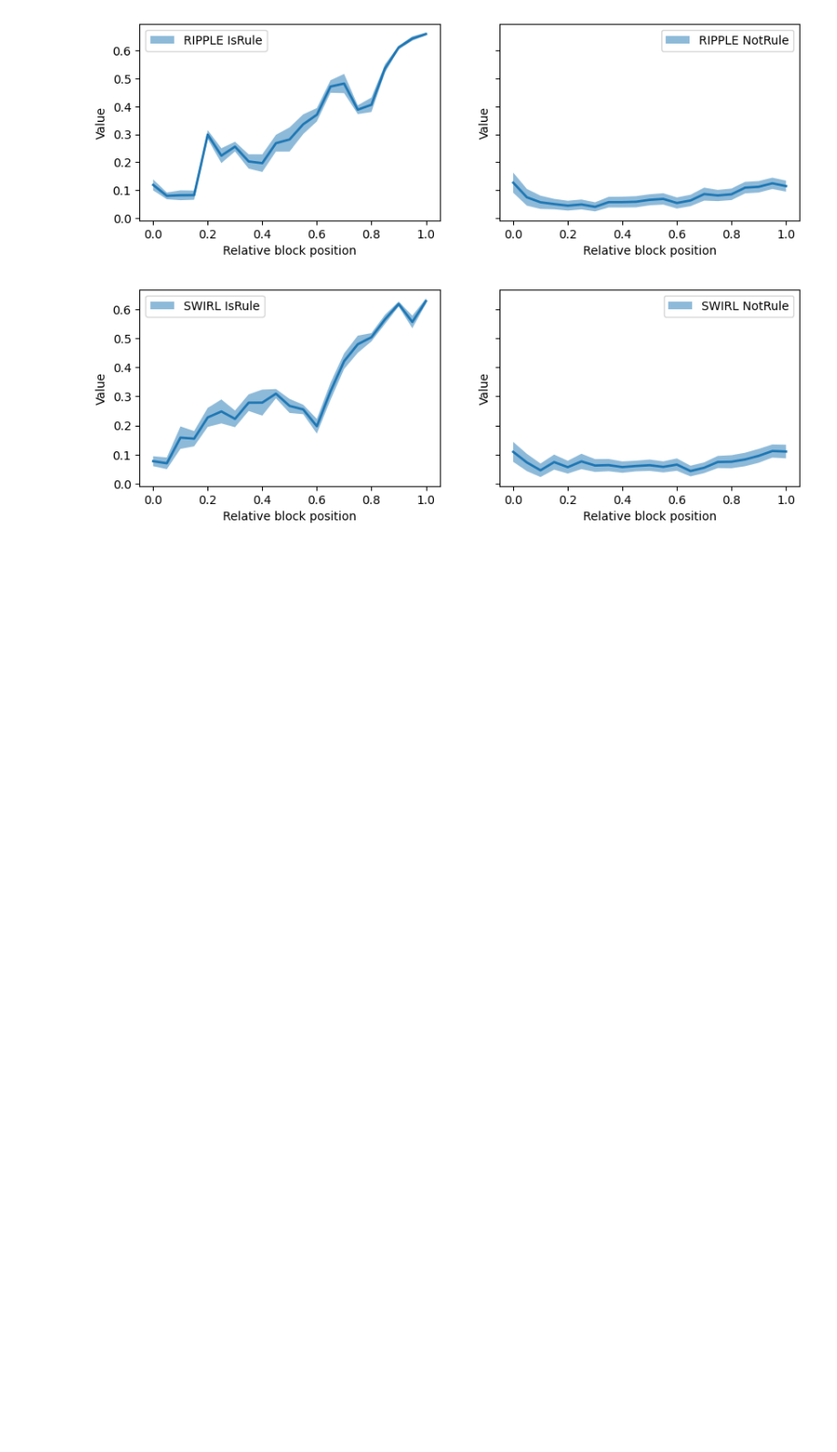
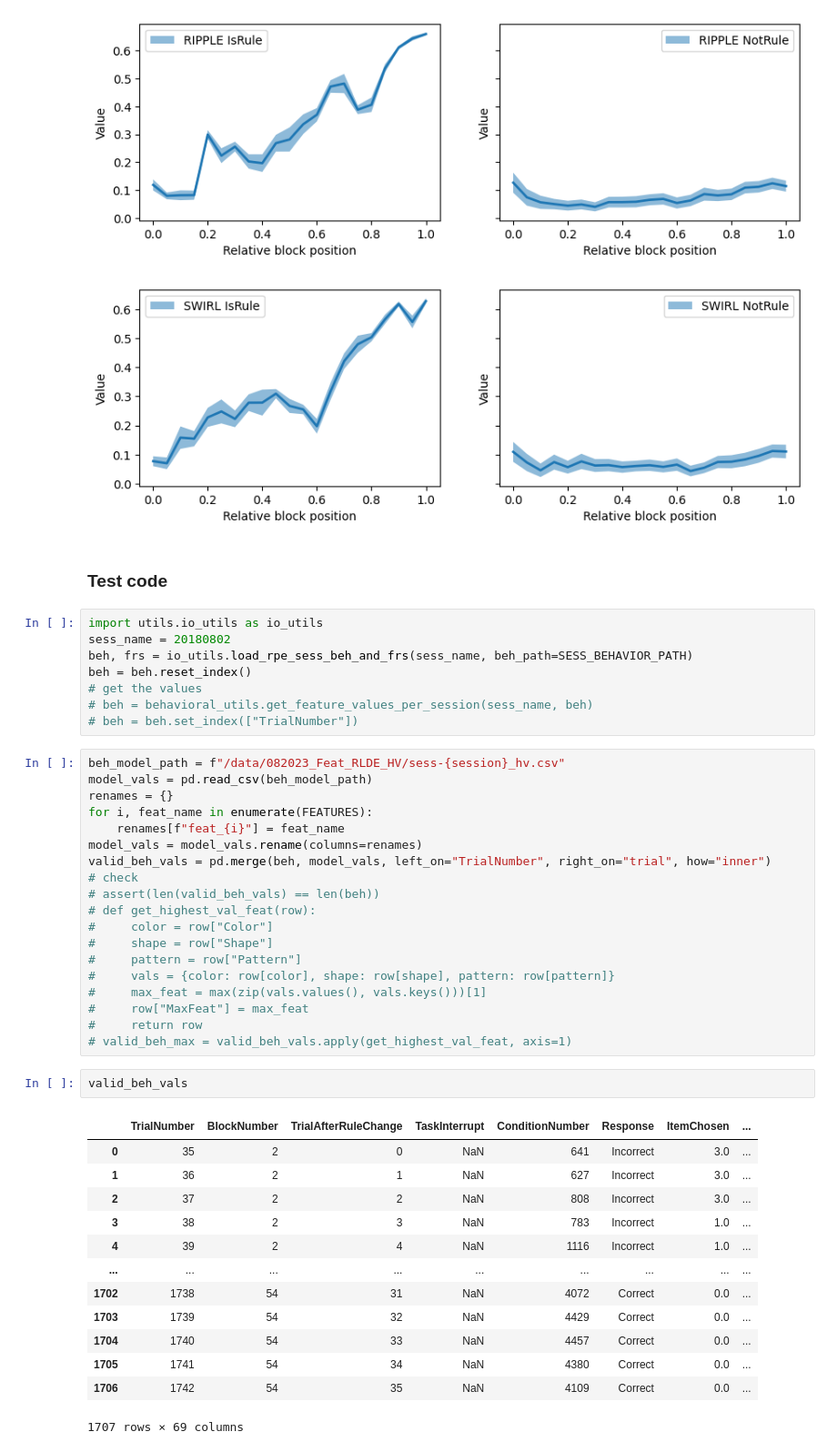
Before and after one commit to pqz317/wcst_decode, a Jupyter notebook: notebooks/20240401_reexamine_values.ipynb, the cells around one changed output. Shown at 91% size. Drawn from its saved outputs; the diff is of its cells as text; blank space fills up the shorter version.

```diff
--- a/notebooks/20240401_reexamine_values.ipynb
+++ b/notebooks/20240401_reexamine_values.ipynb
@@ -97,3 +97,48 @@ To adopt the future behavior and silence this warning, use
 [figure]
 [figure]
 [figure]
+# %% [markdown]
+### Test code
+# %%
+import utils.io_utils as io_utils
+sess_name = 20180802
+beh, frs = io_utils.load_rpe_sess_beh_and_frs(sess_name, beh_path=SESS_BEHAVIOR_PATH)
+beh = beh.reset_index()
+# get the values
+# beh = behavioral_utils.get_feature_values_per_session(sess_name, beh)
+# beh = beh.set_index(["TrialNumber"])
+# %%
+beh_model_path = f"/data/082023_Feat_RLDE_HV/sess-{session}_hv.csv"
+model_vals = pd.read_csv(beh_model_path)
+renames = {}
+for i, feat_name in enumerate(FEATURES):
+    renames[f"feat_{i}"] = feat_name
+model_vals = model_vals.rename(columns=renames)
+valid_beh_vals = pd.merge(beh, model_vals, left_on="TrialNumber", right_on="trial", how="inner")
+# check
+# assert(len(valid_beh_vals) == len(beh))
+# def get_highest_val_feat(row):
+#     color = row["Color"]
+#     shape = row["Shape"]
+#     pattern = row["Pattern"]
+#     vals = {color: row[color], shape: row[shape], pattern: row[pattern]}
+#     max_feat = max(zip(vals.values(), vals.keys()))[1]
+#     row["MaxFeat"] = max_feat
+#     return row
+# valid_beh_max = valid_beh_vals.apply(get_highest_val_feat, axis=1)
+# %%
+valid_beh_vals
+# %% [output]
+|  | TrialNumber | BlockNumber | TrialAfterRuleChange | TaskInterrupt | ConditionNumber | Response | ItemChosen | ... |
+| 0 | 35 | 2 | 0 | NaN | 641 | Incorrect | 3.0 | ... |
+| 1 | 36 | 2 | 1 | NaN | 627 | Incorrect | 3.0 | ... |
+| 2 | 37 | 2 | 2 | NaN | 808 | Incorrect | 3.0 | ... |
+| 3 | 38 | 2 | 3 | NaN | 783 | Incorrect | 1.0 | ... |
+| 4 | 39 | 2 | 4 | NaN | 1116 | Incorrect | 1.0 | ... |
+| ... | ... | ... | ... | ... | ... | ... | ... | ... |
+| 1702 | 1738 | 54 | 31 | NaN | 4072 | Correct | 0.0 | ... |
+| 1703 | 1739 | 54 | 32 | NaN | 4429 | Correct | 0.0 | ... |
+| 1704 | 1740 | 54 | 33 | NaN | 4457 | Correct | 0.0 | ... |
+| 1705 | 1741 | 54 | 34 | NaN | 4380 | Correct | 0.0 | ... |
+| 1706 | 1742 | 54 | 35 | NaN | 4109 | Correct | 0.0 | ... |
+1707 rows × 69 columns
```
Also changed, not shown: 1 other file.
